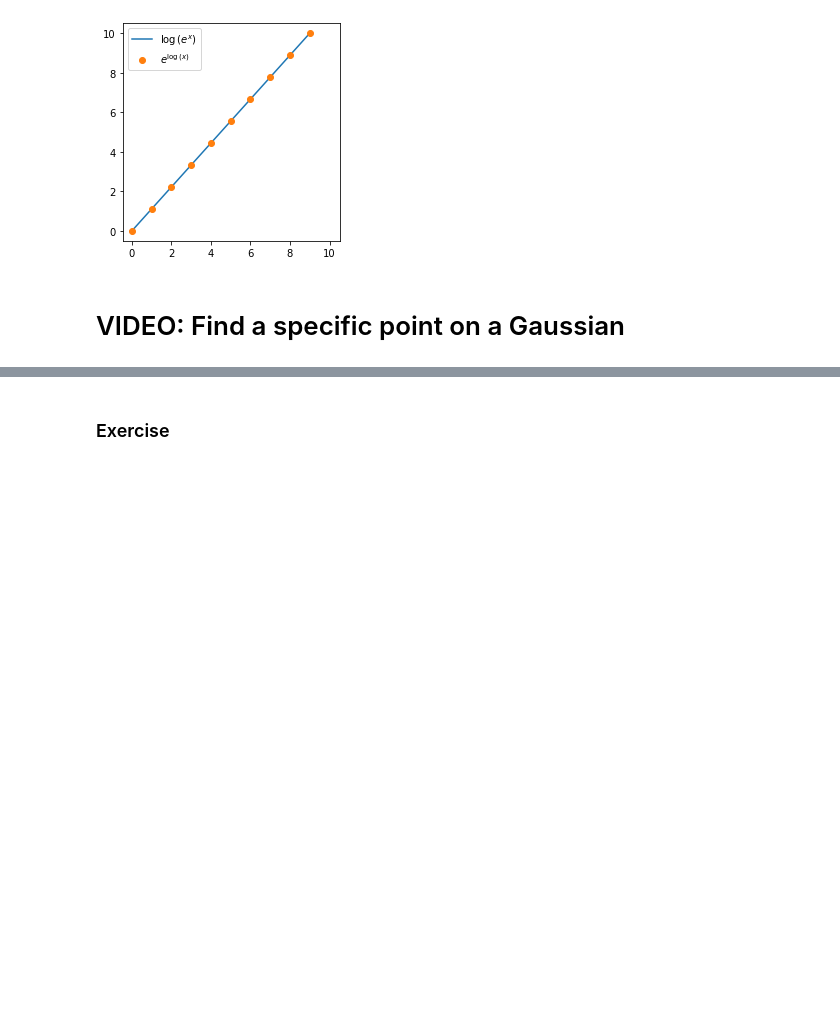
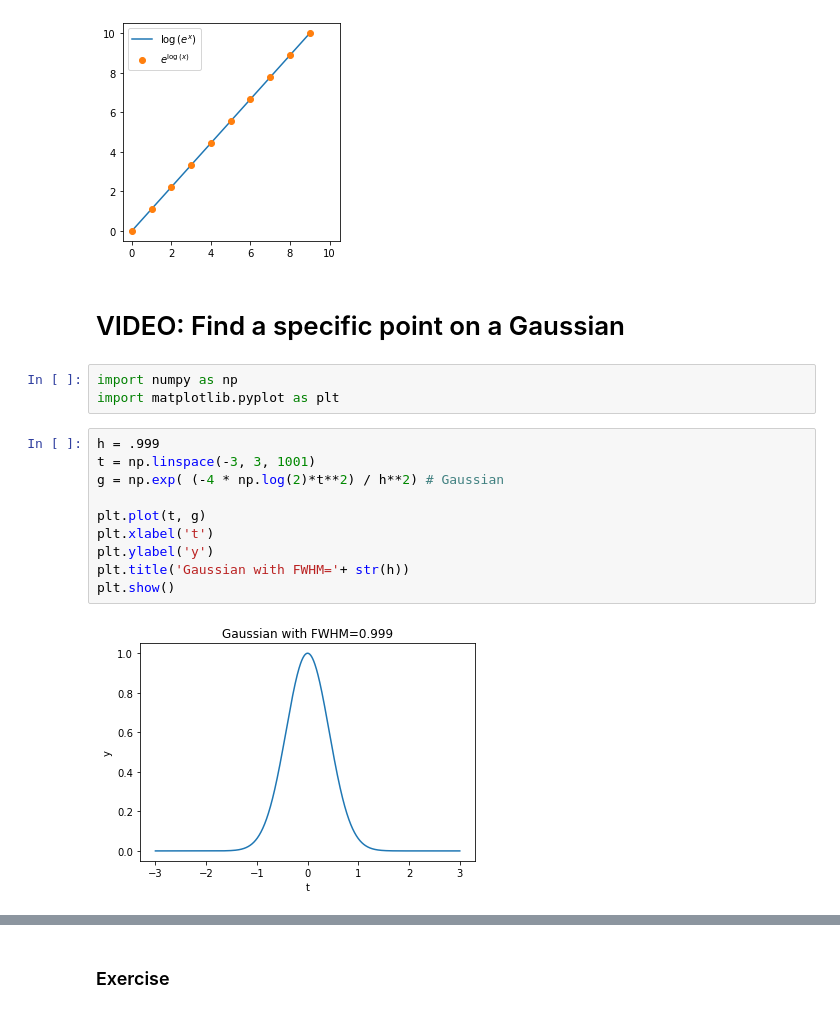
Before and after one commit to adel-nouar/Math_with_Python, a Jupyter notebook: Section07_pymath_algebra2.ipynb, the cells around one changed output, grey strips where cells are left out. Saved outputs shown, nothing was run; the diff lists cells and outputs as text; blank space fills up the shorter version.

Commit message:
Gaussian curve course

```diff
--- a/Section07_pymath_algebra2.ipynb
+++ b/Section07_pymath_algebra2.ipynb
@@ -661,3 +661,18 @@ plt.show()
 [figure]
 # %% [markdown]
 # VIDEO: Find a specific point on a Gaussian
+# %%
+import numpy as np
+import matplotlib.pyplot as plt
+# %%
+h = .999
+t = np.linspace(-3, 3, 1001)
+g = np.exp( (-4 * np.log(2)*t**2) / h**2) # Gaussian
+
+plt.plot(t, g)
+plt.xlabel('t')
+plt.ylabel('y')
+plt.title('Gaussian with FWHM='+ str(h))
+plt.show()
+# %% [output]
+[figure, added]
```
Also changed, not shown: parts of 1 cell of this notebook.
